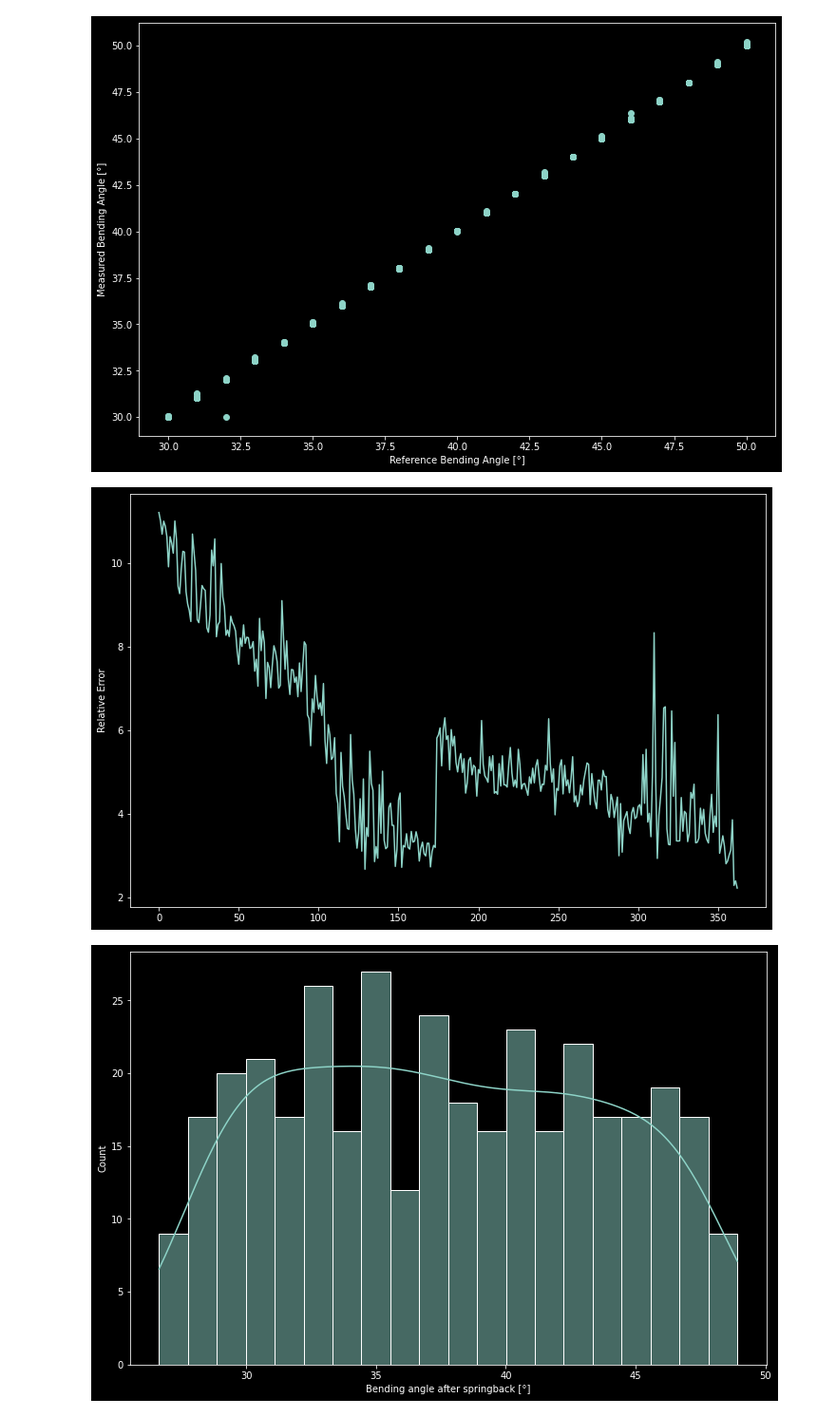
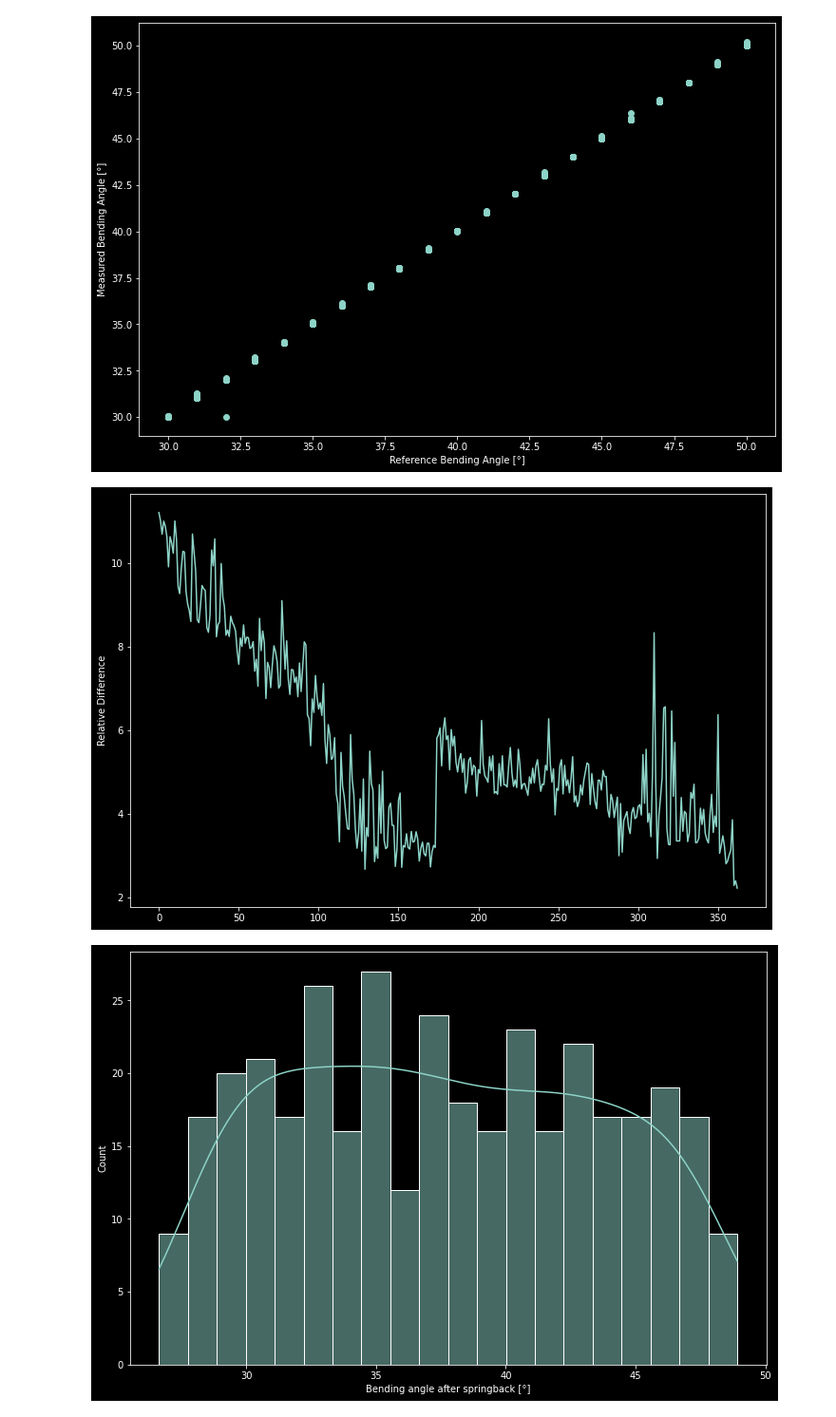
Before and after one commit to raresbb/Tutorium_Biegewinkel, a Jupyter notebook: biegewinkel.ipynb, the cells around one changed output. Shown at 95% size. Saved outputs shown, nothing was run; the diff lists cells and outputs as text; code cells hidden in the pictures.

Commit message:
added difference

```diff
--- a/biegewinkel.ipynb
+++ b/biegewinkel.ipynb
@@ -155,12 +155,12 @@ for file in tqdm(files):
     bending_angles_asb.append(bending_angle_after_springback)
 # %%
 # plot the relative error between max. reference bending angle and measured bending angle after springback
-relative_error = [abs(i - j) * 100 / j for i,j in zip(bending_angles_asb, bending_angles_max)]
+relative_error = [(j - i) * 100 / j for i,j in zip(bending_angles_asb, bending_angles_max)]
 plt.plot(relative_error)
-plt.ylabel('Relative Error')
+plt.ylabel('Relative Difference')
 plt.show()
 # %% [output]
-[figure, old version]
+[figure, new version]
 # %%
 sns.histplot(data=bending_angles_asb, kde=True, bins=20)
 plt.xlabel('Bending angle after springback [°]')
```
Also changed, not shown: parts of 2 cells of this notebook.
